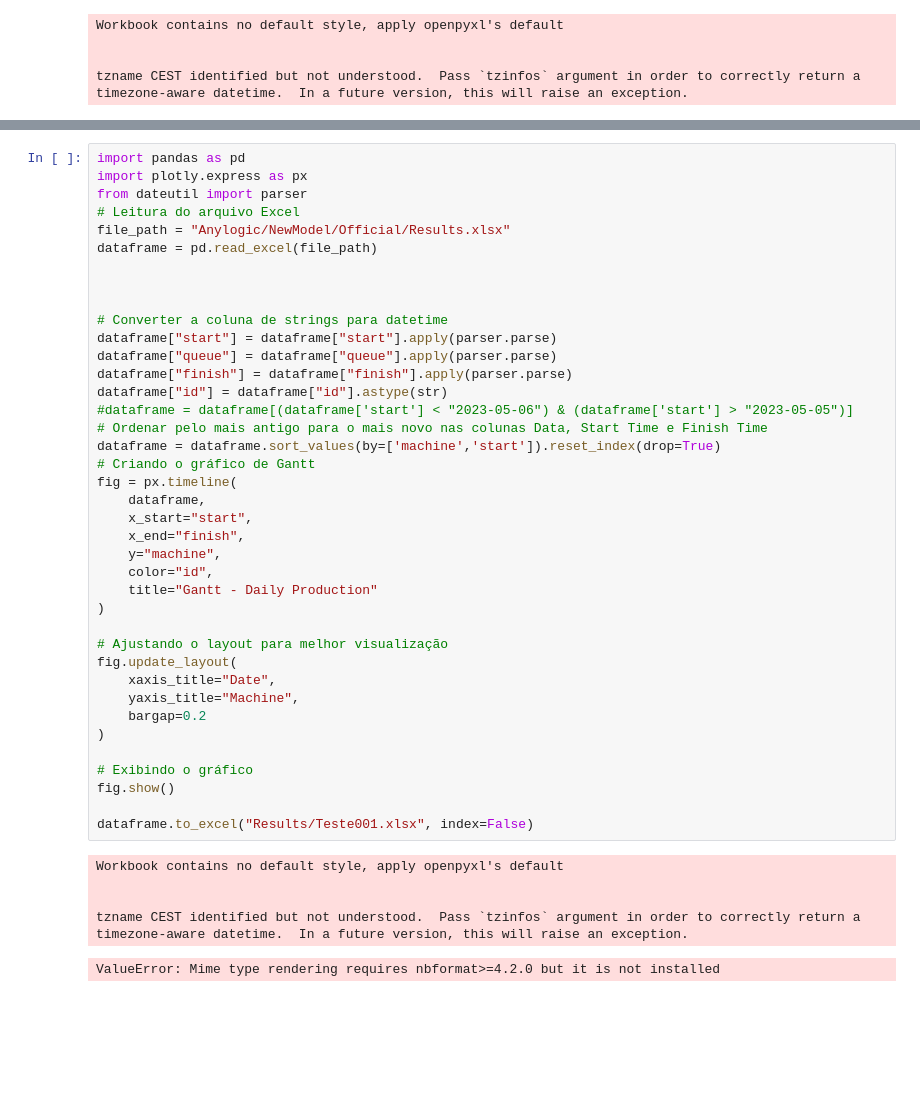
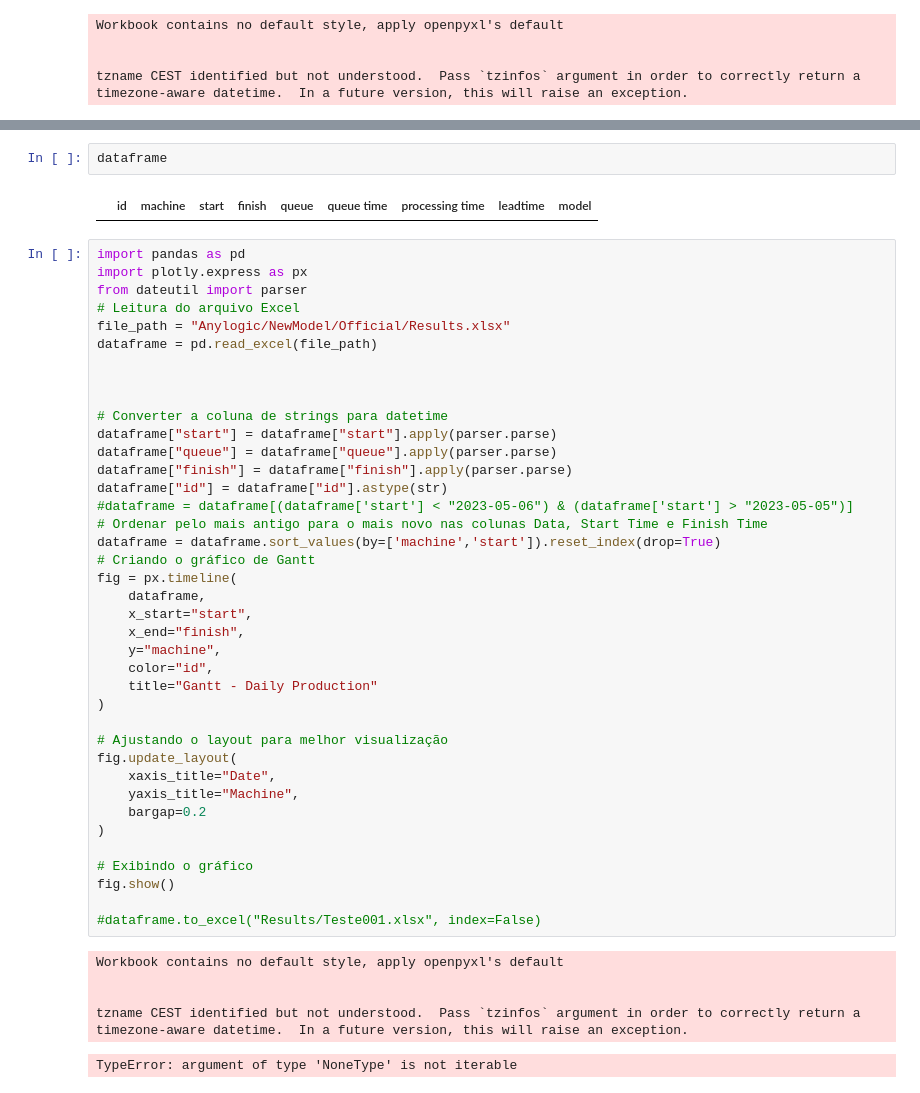
Before and after one commit to djonquadras/Luxury_Fashion_Optimization, a Jupyter notebook: charts.ipynb.ipynb, the cells around one changed output, grey strips where cells are left out. Cells and saved outputs as stored; diff of their text form; blank space fills up the shorter version.

```diff
--- a/charts.ipynb.ipynb
+++ b/charts.ipynb.ipynb
@@ -137,3 +199,7 @@ tzname CEST identified but not understood.  Pass `tzinfos` argument in order to
+# %%
+dataframe
+# %% [output]
+|  | id | machine | start | finish | queue | queue time | processing time | leadtime | model |
 # %%
 import pandas as pd
 import plotly.express as px
@@ -172,10 +238,10 @@ fig.update_layout(
 # Exibindo o gráfico
 fig.show()
 
-dataframe.to_excel("Results/Teste001.xlsx", index=False)
+#dataframe.to_excel("Results/Teste001.xlsx", index=False)
 # %% [output]
 Workbook contains no default style, apply openpyxl's default
 
 
 tzname CEST identified but not understood.  Pass `tzinfos` argument in order to correctly return a timezone-aware datetime.  In a future version, this will raise an exception.
-ValueError: Mime type rendering requires nbformat>=4.2.0 but it is not installed
+TypeError: argument of type 'NoneType' is not iterable
```
Also changed, not shown: parts of 3 cells of this notebook, 42 other files.
